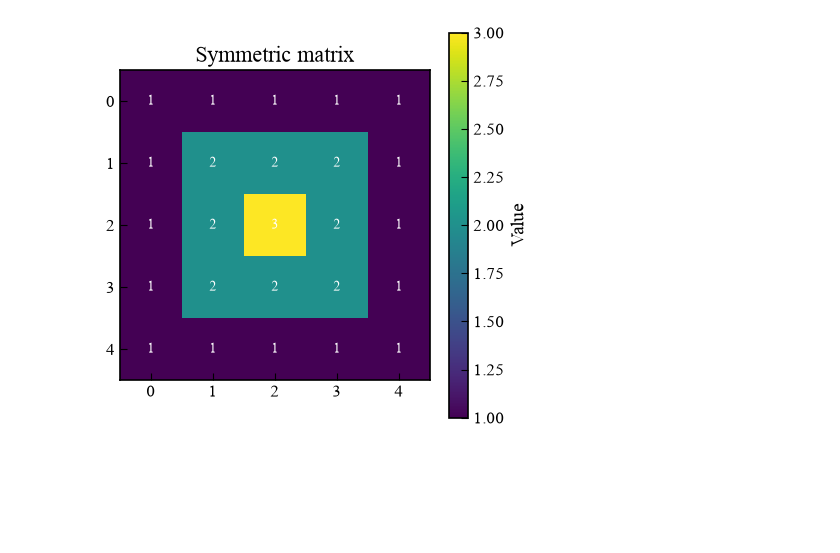
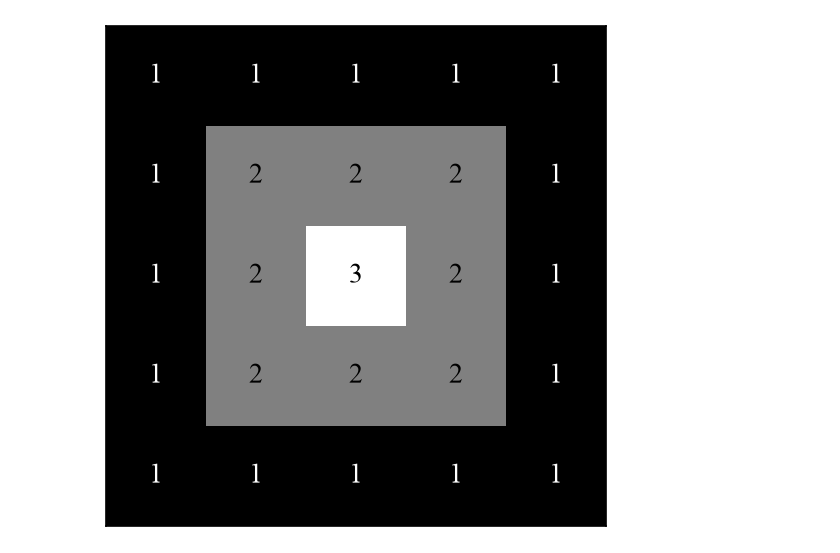
Before and after one commit to Desduh/gpa, a Jupyter notebook: gpa.ipynb, the cells around one changed output. Drawn from its saved outputs; the diff is of its cells as text; code cells hidden in the pictures; blank space fills up the shorter version.

```diff
--- a/gpa.ipynb
+++ b/gpa.ipynb
@@ -1393,39 +1704,63 @@ plt.show()
 # %%
 def create_symmetric_matrix(n):
     center = (n - 1) / 2
     matrix = np.zeros((n, n), dtype=int)
 
     for i in range(n):
         for j in range(n):
             distance = max(abs(i - center), abs(j - center))
             matrix[i, j] = int(center + 1 - distance)
 
     return matrix
 
 
 symmetric = create_symmetric_matrix(5)
 
 plt.figure(figsize=(5, 5))
-plt.imshow(symmetric, cmap="viridis", origin="upper")
-plt.colorbar(label="Value")
-plt.title("Symmetric matrix")
-plt.xticks(range(symmetric.shape[1]))
-plt.yticks(range(symmetric.shape[0]))
 
-# Write values inside each cell
+plt.imshow(
+    symmetric,
+    cmap="gray",
+    origin="lower"
+)
+
+plt.xticks([])
+plt.yticks([])
+
+# Normalize values for choosing text color
+vmin = np.min(symmetric)
+vmax = np.max(symmetric)
+
 for i in range(symmetric.shape[0]):
     for j in range(symmetric.shape[1]):
+
+        value = symmetric[i, j]
+
+        # Normalize value to [0, 1]
+        if vmax > vmin:
+            normalized = (value - vmin) / (vmax - vmin)
+        else:
+            normalized = 0.5
+
+        # Dark background -> white text
+        # Bright background -> black text
+        text_color = "white" if normalized < 0.5 else "black"
+
         plt.text(
-            j, i, str(symmetric[i, j]),
+            j,
+            i,
+            str(value),
             ha="center",
             va="center",
-            color="white",
-            fontsize=10
+            color=text_color,
+            fontsize=20
         )
 
+plt.tight_layout(pad=0)
+
 plt.show()
 # %% [output]
-[figure, old version]
+[figure, new version]
 # %%
 def create_laminar_matrix(n):
     """
```
Also changed, not shown: parts of 8 cells of this notebook, 1 other file.
